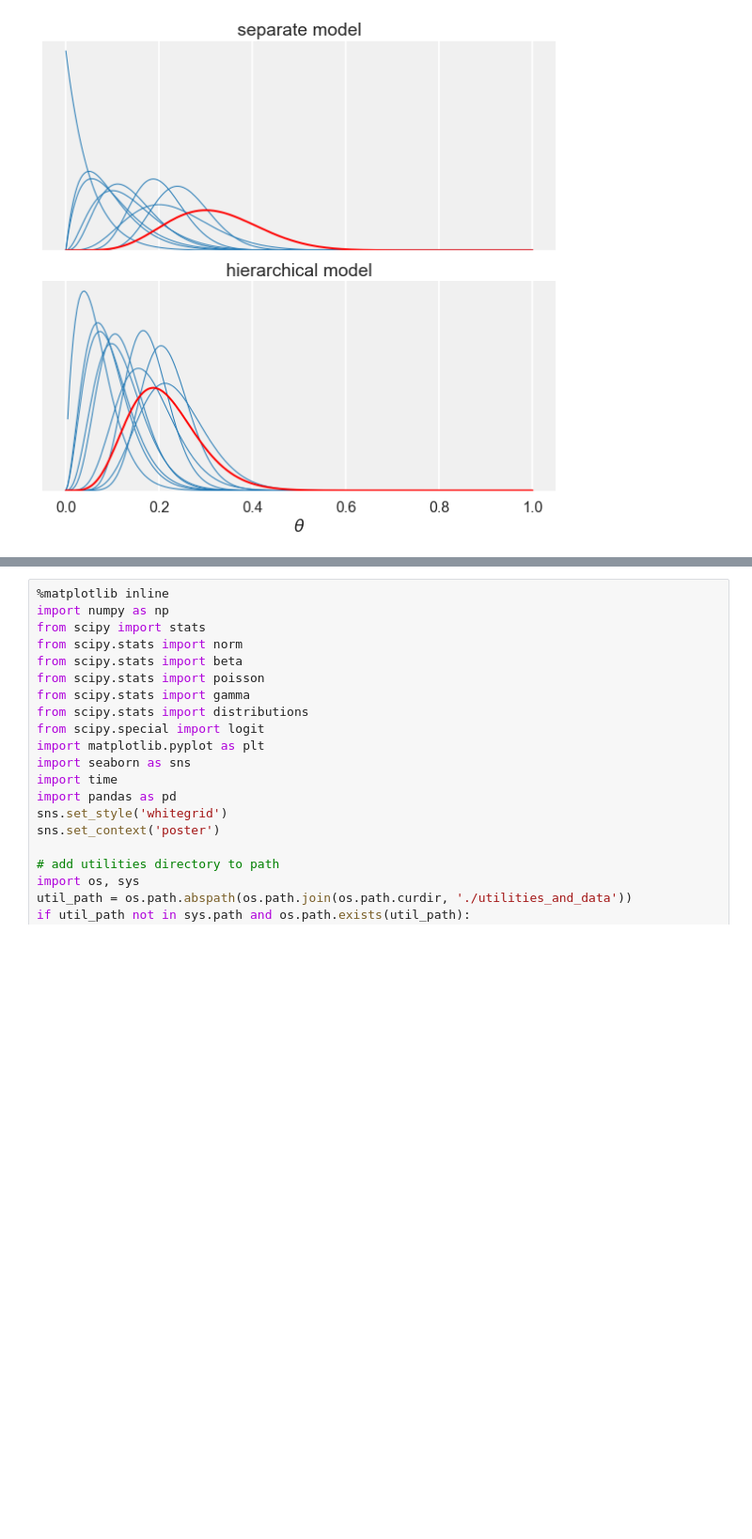
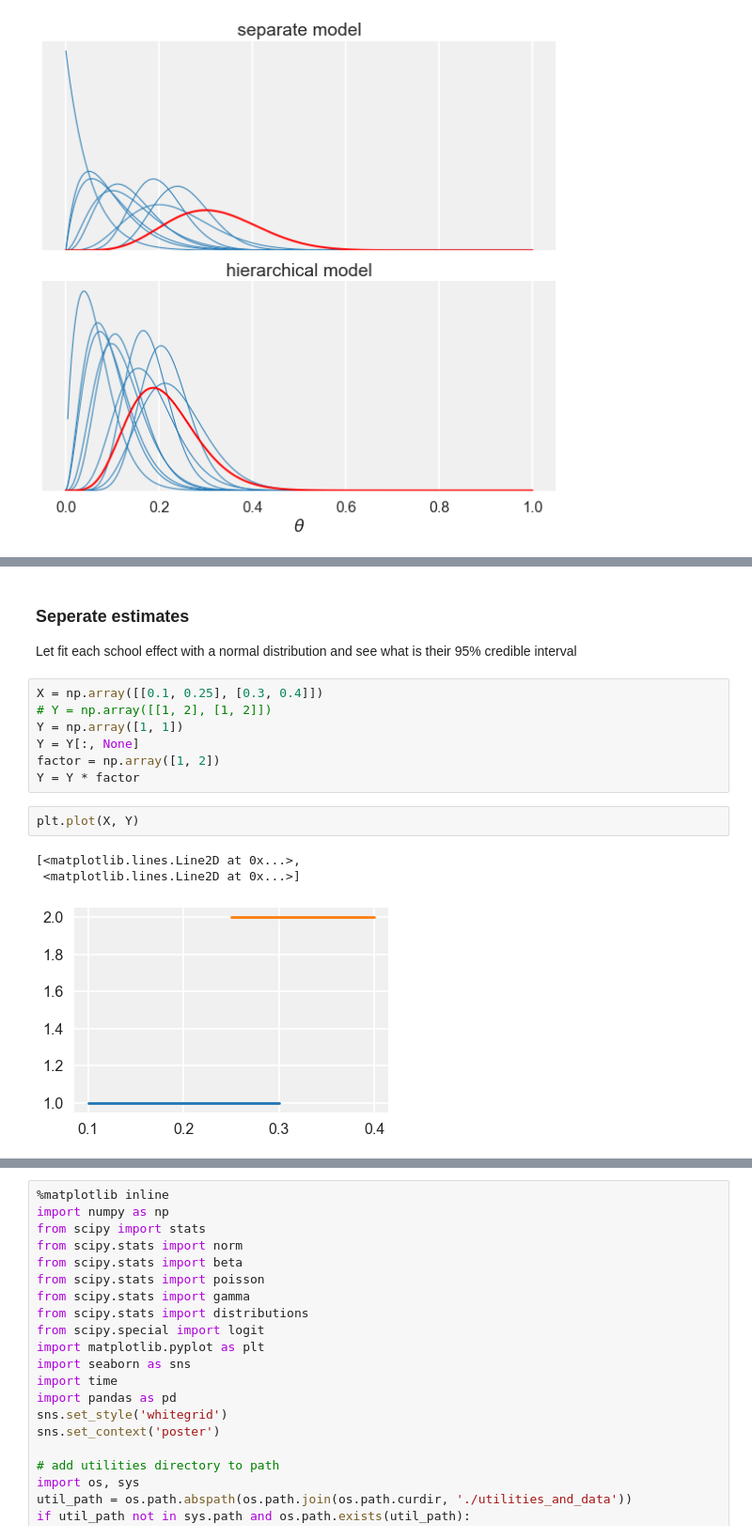
Before and after one commit to totucuong/bayes_data_analysis, a Jupyter notebook: notebooks/theory/multilevel_model.ipynb, the cells around one changed output, grey strips where cells are left out. Shown at 94% size. Cells and saved outputs as stored; diff of their text form; blank space fills up the shorter version.

```diff
--- a/notebooks/theory/multilevel_model.ipynb
+++ b/notebooks/theory/multilevel_model.ipynb
@@ -305,0 +312,16 @@ fig.tight_layout()
+# %% [markdown]
+### Seperate estimates
+Let fit each school effect with a normal distribution and see what is their 95% credible interval
+# %%
+X = np.array([[0.1, 0.25], [0.3, 0.4]])
+# Y = np.array([[1, 2], [1, 2]])
+Y = np.array([1, 1])
+Y = Y[:, None]
+factor = np.array([1, 2])
+Y = Y * factor
+# %%
+plt.plot(X, Y)
+# %% [output]
+[<matplotlib.lines.Line2D at 0x...>,
+ <matplotlib.lines.Line2D at 0x...>]
+[figure, added]
```
Also changed, not shown: parts of 12 cells of this notebook, 7 other files.
